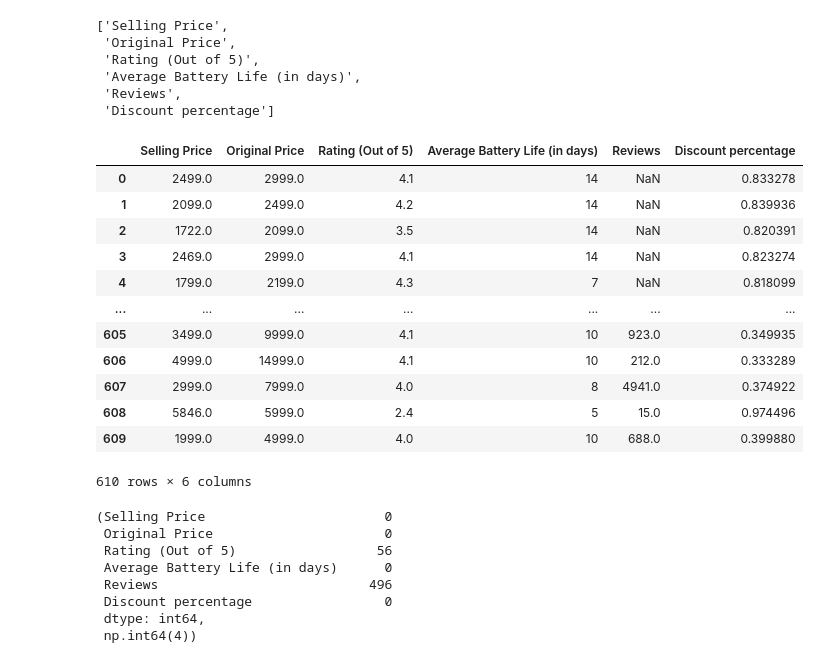
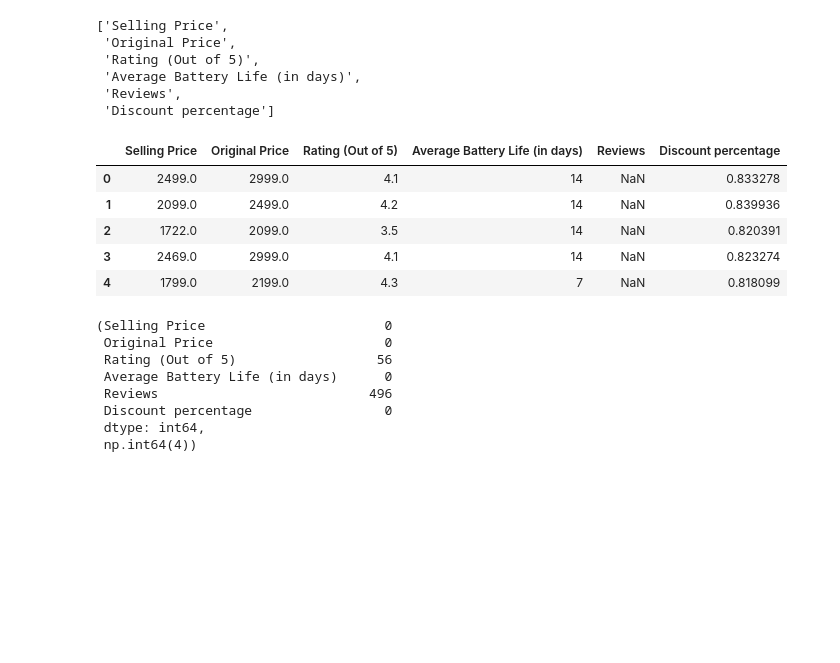
Before and after one commit to sarthakone105/100_days_of_data_science, a Jupyter notebook: fitness_tracker_03.ipynb, the cells around one changed output. Drawn from its saved outputs; the diff is of its cells as text; code cells hidden in the pictures; blank space fills up the shorter version.

```diff
--- a/fitness_tracker_03.ipynb
+++ b/fitness_tracker_03.ipynb
@@ -69,21 +54,14 @@ numerical_col
  'Discount percentage']
 # %%
 df_numerical = df[numerical_col]
-df_numerical
+df_numerical.head(5)
 # %% [output]
 |  | Selling Price | Original Price | Rating (Out of 5) | Average Battery Life (in days) | Reviews | Discount percentage |
 | 0 | 2499.0 | 2999.0 | 4.1 | 14 | NaN | 0.833278 |
 | 1 | 2099.0 | 2499.0 | 4.2 | 14 | NaN | 0.839936 |
 | 2 | 1722.0 | 2099.0 | 3.5 | 14 | NaN | 0.820391 |
 | 3 | 2469.0 | 2999.0 | 4.1 | 14 | NaN | 0.823274 |
 | 4 | 1799.0 | 2199.0 | 4.3 | 7 | NaN | 0.818099 |
-| ... | ... | ... | ... | ... | ... | ... |
-| 605 | 3499.0 | 9999.0 | 4.1 | 10 | 923.0 | 0.349935 |
-| 606 | 4999.0 | 14999.0 | 4.1 | 10 | 212.0 | 0.333289 |
-| 607 | 2999.0 | 7999.0 | 4.0 | 8 | 4941.0 | 0.374922 |
-| 608 | 5846.0 | 5999.0 | 2.4 | 5 | 15.0 | 0.974496 |
-| 609 | 1999.0 | 4999.0 | 4.0 | 10 | 688.0 | 0.399880 |
-610 rows × 6 columns
 # %%
 df_numerical.isna().sum(), df.duplicated().sum()
 # %% [output]
```
Also changed, not shown: parts of 24 cells of this notebook.
